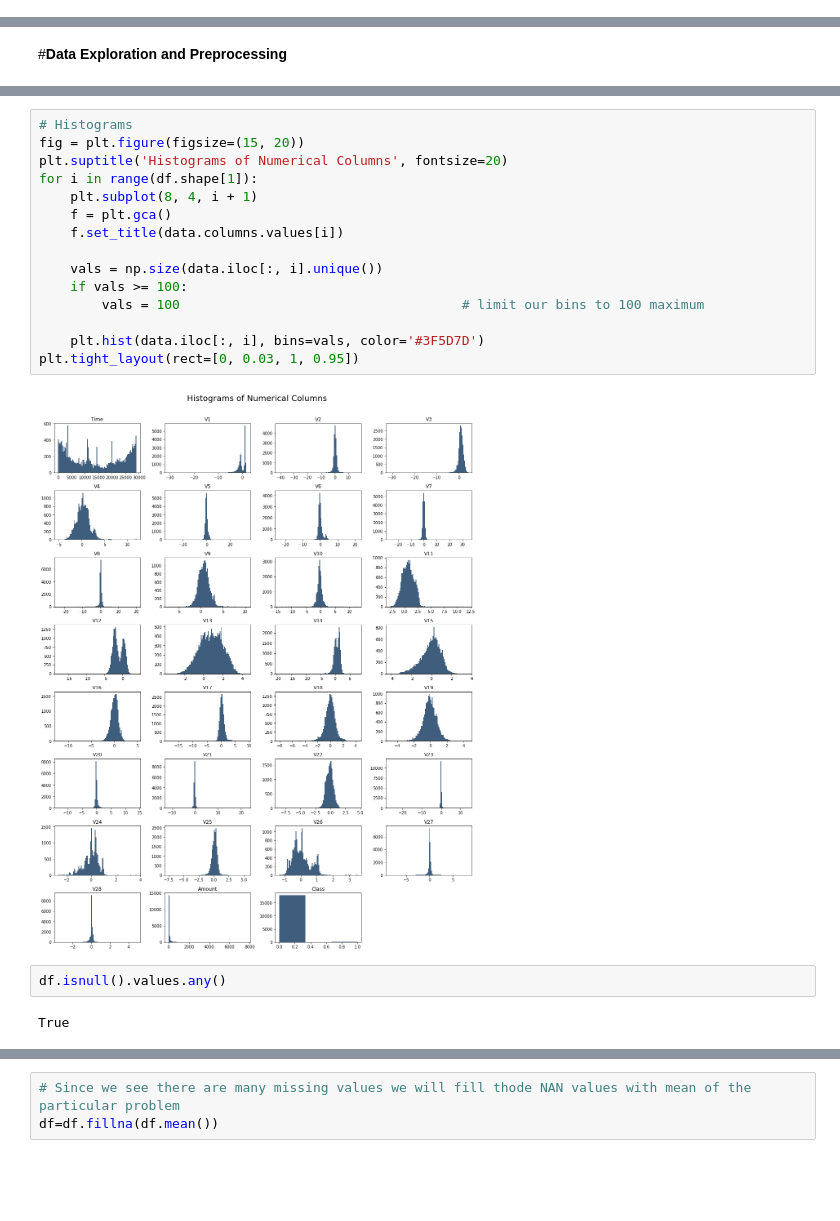
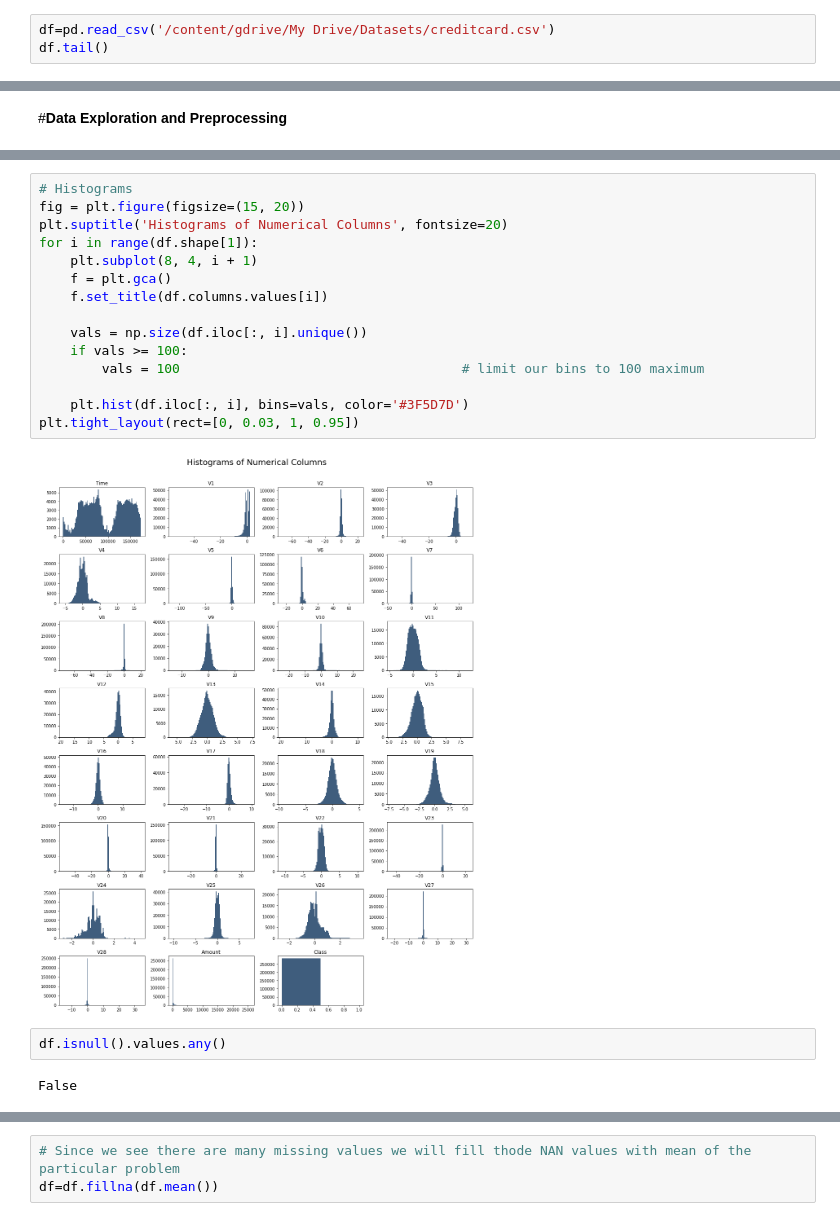
Before and after one commit to sachinihcas/Credit-Card-FraudDetection, a Jupyter notebook: CreditCardFraudDetection.ipynb, the cells around one changed output, grey strips where cells are left out. Drawn from its saved outputs; the diff is of its cells as text; blank space fills up the shorter version.

```diff
--- a/CreditCardFraudDetection.ipynb
+++ b/CreditCardFraudDetection.ipynb
@@ -21,0 +18,3 @@ df.head()
+# %%
+df=pd.read_csv('/content/gdrive/My Drive/Datasets/creditcard.csv')
+df.tail()
@@ -40,24 +46,24 @@ df.describe()
 # %%
 # Histograms
 fig = plt.figure(figsize=(15, 20))
 plt.suptitle('Histograms of Numerical Columns', fontsize=20)
 for i in range(df.shape[1]):
     plt.subplot(8, 4, i + 1)
     f = plt.gca()
-    f.set_title(data.columns.values[i])
+    f.set_title(df.columns.values[i])
 
-    vals = np.size(data.iloc[:, i].unique())
+    vals = np.size(df.iloc[:, i].unique())
     if vals >= 100:
         vals = 100                                    # limit our bins to 100 maximum
 
-    plt.hist(data.iloc[:, i], bins=vals, color='#3F5D7D')
+    plt.hist(df.iloc[:, i], bins=vals, color='#3F5D7D')
 plt.tight_layout(rect=[0, 0.03, 1, 0.95])
 # %% [output]
-[figure, old version]
+[figure, new version]
 # %%
 df.isnull().values.any()
 # %% [output]
-True
+False
 # %%
 df.isnull().sum()
 # %% [output]
```
Also changed, not shown: parts of 41 cells of this notebook.
